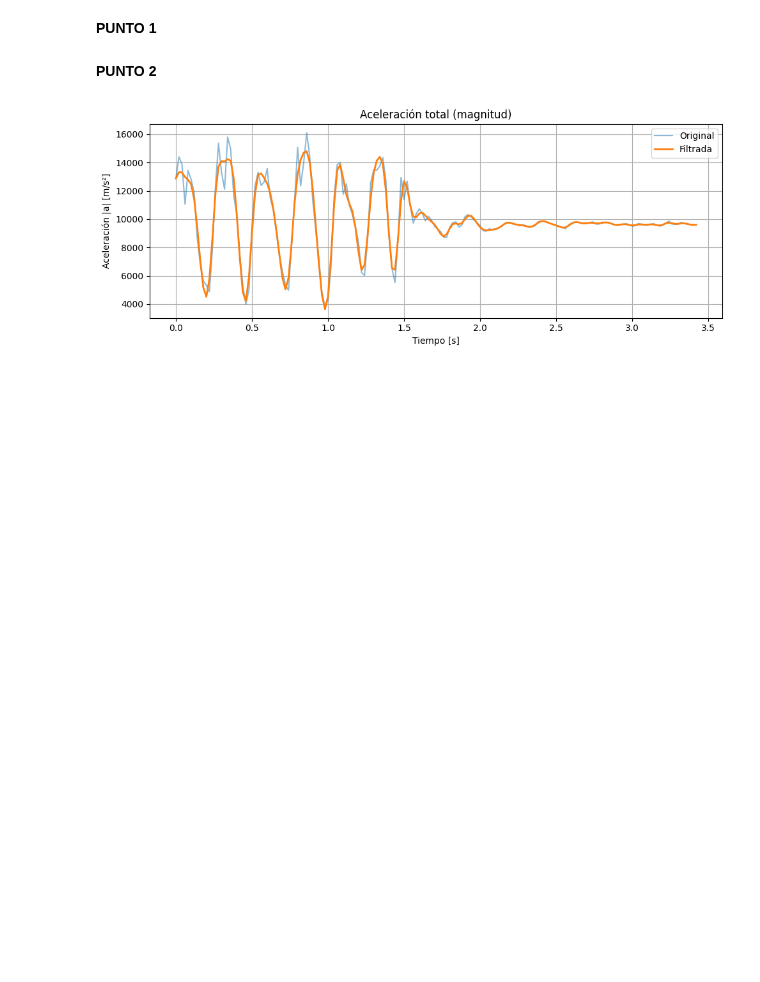
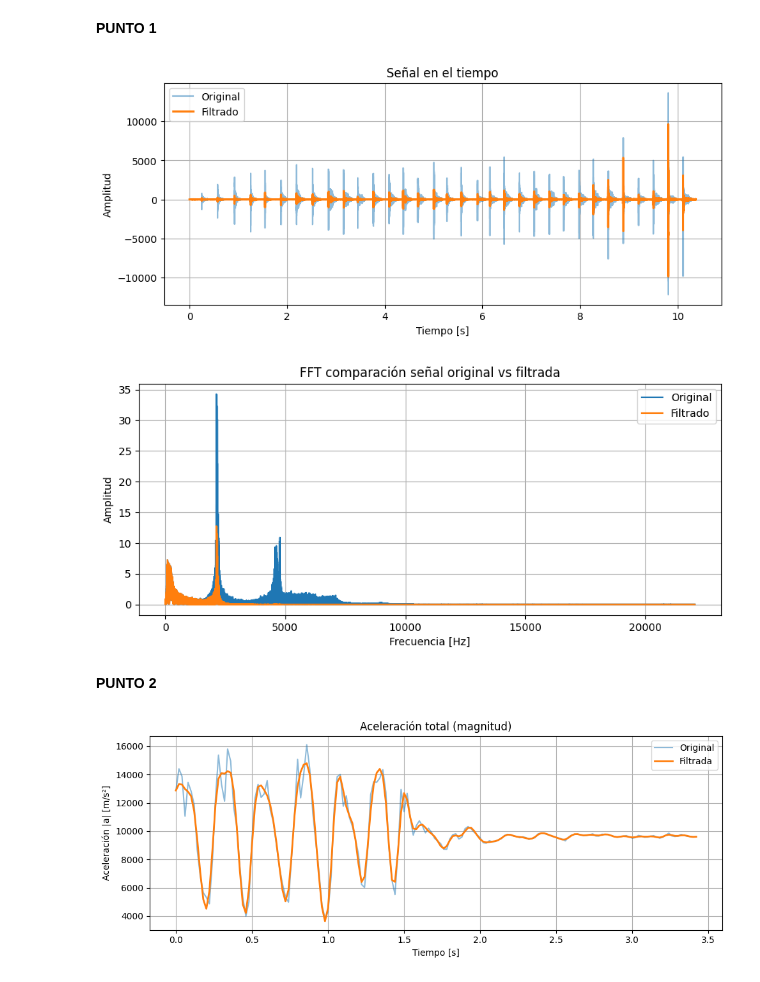
Before and after one commit to Juanvalencia112/Taller1_Herramientas_computacionales, a Jupyter notebook: Taller10_Herramientas/Taller10.ipynb, the cells around one changed output. Drawn from its saved outputs; the diff is of its cells as text; code cells hidden in the pictures; blank space fills up the shorter version.

```diff
--- a/Taller10_Herramientas/Taller10.ipynb
+++ b/Taller10_Herramientas/Taller10.ipynb
@@ -1,7 +1,58 @@
 # %% [markdown]
 **PUNTO 1**
 # %%
-##punto 1
+import numpy as np
+import matplotlib.pyplot as plt
+from scipy.io import wavfile
+from scipy.signal import butter, filtfilt
+from scipy.fft import fft, fftfreq
+
+fs, data = wavfile.read("sonido.wav")
+
+if data.ndim > 1:
+    data = data[:,0]
+
+N = len(data)
+t = np.arange(N) / fs
+
+def filtro(x, fc, fs, orden=4):
+    nyq = 0.5*fs
+    normal = fc/nyq
+    b, a = butter(orden, normal, btype="low")
+    return filtfilt(b, a, x)
+
+fc = 2000
+data_f = filtro(data, fc, fs)
+
+yf1 = fft(data)
+yf2 = fft(data_f)
+
+xf = fftfreq(N, 1/fs)[:N//2]
+spec1 = 2.0/N * np.abs(yf1[:N//2])
+spec2 = 2.0/N * np.abs(yf2[:N//2])
+
+plt.figure(figsize=(10,4))
+plt.plot(t, data, label="Original", alpha=0.5)
+plt.plot(t, data_f, label="Filtrado", linewidth=2)
+plt.xlabel("Tiempo [s]")
+plt.ylabel("Amplitud")
+plt.title("Señal en el tiempo")
+plt.legend()
+plt.grid(True)
+plt.show()
+
+plt.figure(figsize=(10,4))
+plt.plot(xf, spec1, label="Original")
+plt.plot(xf, spec2, label="Filtrado")
+plt.xlabel("Frecuencia [Hz]")
+plt.ylabel("Amplitud")
+plt.title("FFT comparación señal original vs filtrada")
+plt.legend()
+plt.grid(True)
+plt.show()
+# %% [output]
+[figure, added]
+[figure, added]
 # %% [markdown]
 **PUNTO 2**
 # %%
```
Also changed, not shown: 1 other file.
